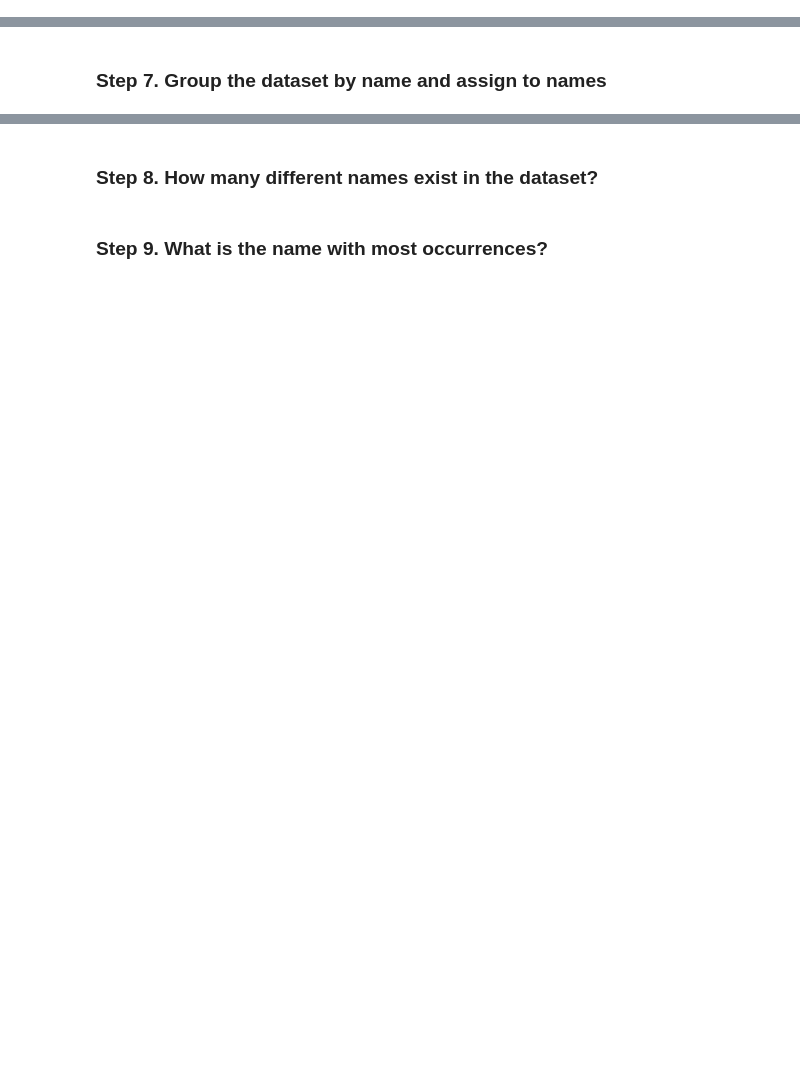
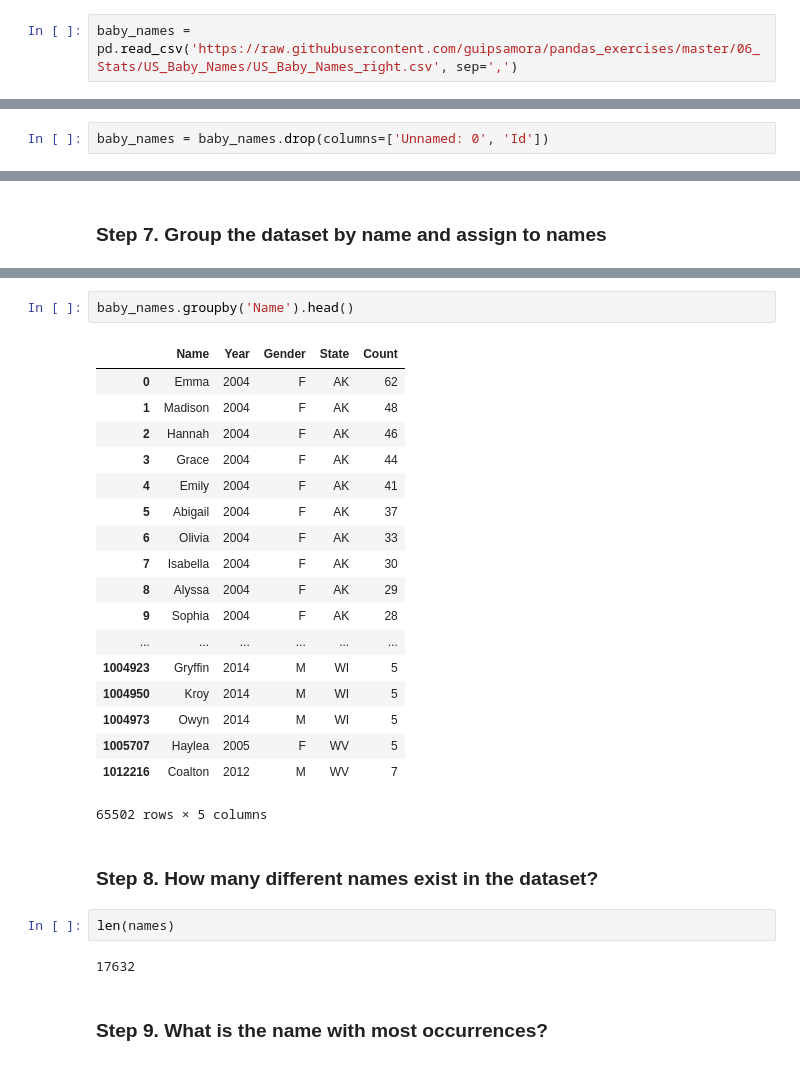
Before and after one commit to kalvinfromcode/pandas_exercises, a Jupyter notebook: 06_Stats/US_Baby_Names/Exercises.ipynb, the cells around one changed output, grey strips where cells are left out. Cells and saved outputs as stored; diff of their text form; blank space fills up the shorter version.

Commit message:
exercises 5 ~ 9

```diff
--- a/06_Stats/US_Baby_Names/Exercises.ipynb
+++ b/06_Stats/US_Baby_Names/Exercises.ipynb
@@ -12,5 +14,7 @@ In the file it will be names from 2004 until 2014
 ### Step 2. Import the dataset from this [address](https://raw.githubusercontent.com/guipsamora/pandas_exercises/master/06_Stats/US_Baby_Names/US_Baby_Names_right.csv).
 # %% [markdown]
 ### Step 3. Assign it to a variable called baby_names.
+# %%
+baby_names = pd.read_csv('https://raw.githubusercontent.com/guipsamora/pandas_exercises/master/06_Stats/US_Baby_Names/US_Baby_Names_right.csv', sep=',')
 # %% [markdown]
 ### Step 4. See the first 10 entries
@@ -17,4 +35,6 @@ In the file it will be names from 2004 until 2014
 # %% [markdown]
 ### Step 5. Delete the column 'Unnamed: 0' and 'Id'
+# %%
+baby_names = baby_names.drop(columns=['Unnamed: 0', 'Id'])
 # %% [markdown]
 ### Step 6. Is there more male or female names in the dataset?
@@ -23,4 +62,29 @@ In the file it will be names from 2004 until 2014
+# %%
+baby_names.groupby('Name').head()
+# %% [output]
+|  | Name | Year | Gender | State | Count |
+| 0 | Emma | 2004 | F | AK | 62 |
+| 1 | Madison | 2004 | F | AK | 48 |
+| 2 | Hannah | 2004 | F | AK | 46 |
+| 3 | Grace | 2004 | F | AK | 44 |
+| 4 | Emily | 2004 | F | AK | 41 |
+| 5 | Abigail | 2004 | F | AK | 37 |
+| 6 | Olivia | 2004 | F | AK | 33 |
+| 7 | Isabella | 2004 | F | AK | 30 |
+| 8 | Alyssa | 2004 | F | AK | 29 |
+| 9 | Sophia | 2004 | F | AK | 28 |
+| ... | ... | ... | ... | ... | ... |
+| 1004923 | Gryffin | 2014 | M | WI | 5 |
+| 1004950 | Kroy | 2014 | M | WI | 5 |
+| 1004973 | Owyn | 2014 | M | WI | 5 |
+| 1005707 | Haylea | 2005 | F | WV | 5 |
+| 1012216 | Coalton | 2012 | M | WV | 7 |
+65502 rows × 5 columns
 # %% [markdown]
 ### Step 8. How many different names exist in the dataset?
+# %%
+len(names)
+# %% [output]
+17632
 # %% [markdown]
 ### Step 9. What is the name with most occurrences?
```
Also changed, not shown: parts of 9 cells of this notebook, 20 other files.
